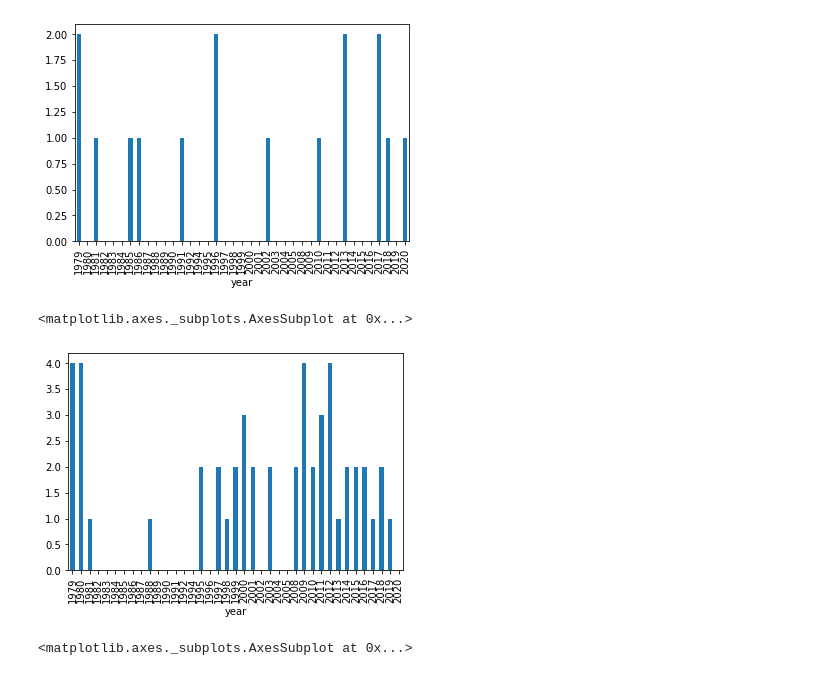
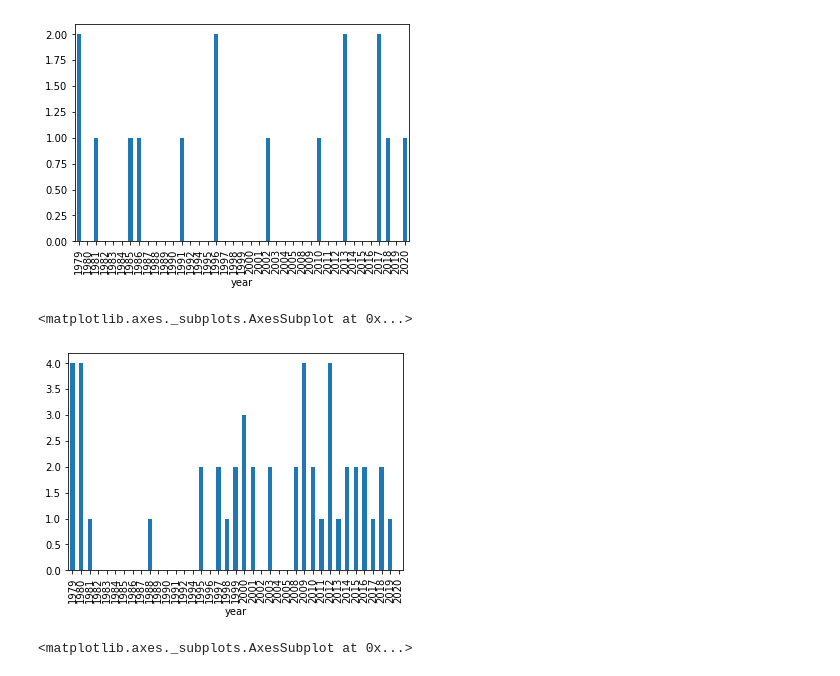
Before and after one commit to Lisa-Ho/three-investigators, a Jupyter notebook: notebooks/three-investigators-part-II.ipynb, the cells around one changed output. Cells and saved outputs as stored; diff of their text form; code cells hidden in the pictures.

Commit message:
reran scripts with new scraped data incl episode 207

```diff
--- a/notebooks/three-investigators-part-II.ipynb
+++ b/notebooks/three-investigators-part-II.ipynb
@@ -46,7 +44,7 @@ title_counts = pd.read_csv(".\\data\\processed\\title_word_count.csv")
 title_cat = pd.read_csv(".\\data\\processed\\title_categories.csv")
 
 #load actor gender prediction
-gender = pd.read_csv(".\\data\\processed\\actor_gender_prediction_2020-09-26.csv")
+gender = pd.read_csv(".\\data\\processed\\actor_gender_prediction_2020-09-28.csv")
 # %%
 meta.shape
 # %% [output]
@@ -429,10 +534,10 @@ meta.groupby("year")["title_mystery"].sum().plot(kind='bar')
 <matplotlib.axes._subplots.AxesSubplot at 0x...>
 [figure]
 # %%
-meta.groupby("year")["title_myth"].sum().plot(kind='bar')
+meta.groupby("year")["title_paranormal"].sum().plot(kind='bar')
 # %% [output]
 <matplotlib.axes._subplots.AxesSubplot at 0x...>
-[figure, old version]
+[figure, new version]
 # %%
 meta.groupby("year")["title_death"].sum().plot(kind='bar')
 # %% [output]
```
Also changed, not shown: parts of 43 cells of this notebook, 1 other file.
